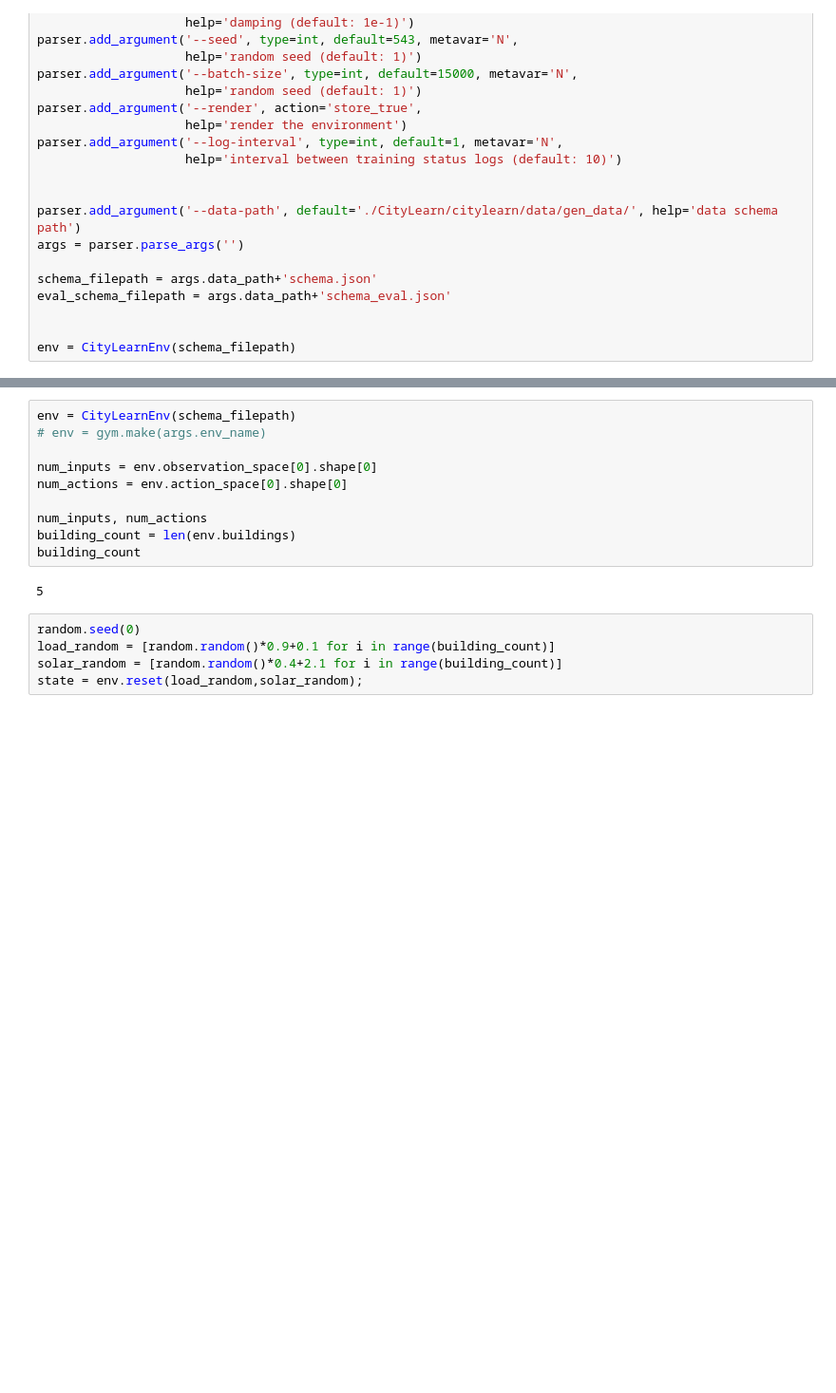
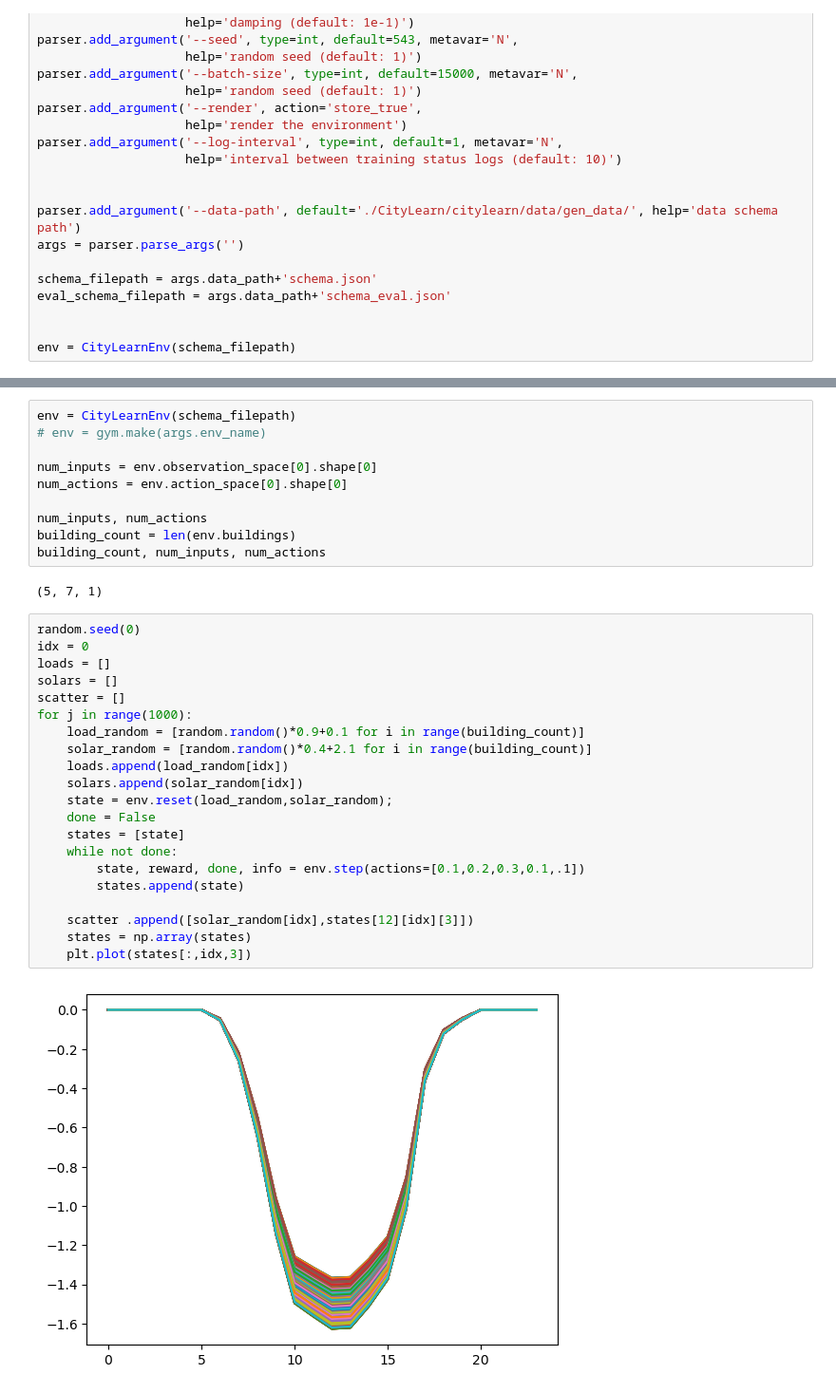
Before and after one commit to Optimization-and-Machine-Learning-Lab/energy_fed_trpo, a Jupyter notebook: takac.ipynb, the cells around one changed output, grey strips where cells are left out. Shown at 95% size. Cells and saved outputs as stored; diff of their text form; blank space fills up the shorter version.

```diff
--- a/takac.ipynb
+++ b/takac.ipynb
@@ -82,11 +88,29 @@ num_actions = env.action_space[0].shape[0]
 
 num_inputs, num_actions
 building_count = len(env.buildings)
-building_count
+building_count, num_inputs, num_actions
 # %% [output]
-5
+(5, 7, 1)
 # %%
 random.seed(0)
-load_random = [random.random()*0.9+0.1 for i in range(building_count)]
-solar_random = [random.random()*0.4+2.1 for i in range(building_count)]
-state = env.reset(load_random,solar_random);
+idx = 0
+loads = []
+solars = []
+scatter = []
+for j in range(1000):
+    load_random = [random.random()*0.9+0.1 for i in range(building_count)]
+    solar_random = [random.random()*0.4+2.1 for i in range(building_count)]
+    loads.append(load_random[idx])
+    solars.append(solar_random[idx])
+    state = env.reset(load_random,solar_random);
+    done = False
+    states = [state]
+    while not done:
+        state, reward, done, info = env.step(actions=[0.1,0.2,0.3,0.1,.1])
+        states.append(state)
+
+    scatter .append([solar_random[idx],states[12][idx][3]])
+    states = np.array(states)
+    plt.plot(states[:,idx,3])
+# %% [output]
+[figure, added]
```
Also changed, not shown: parts of 7 cells of this notebook.
